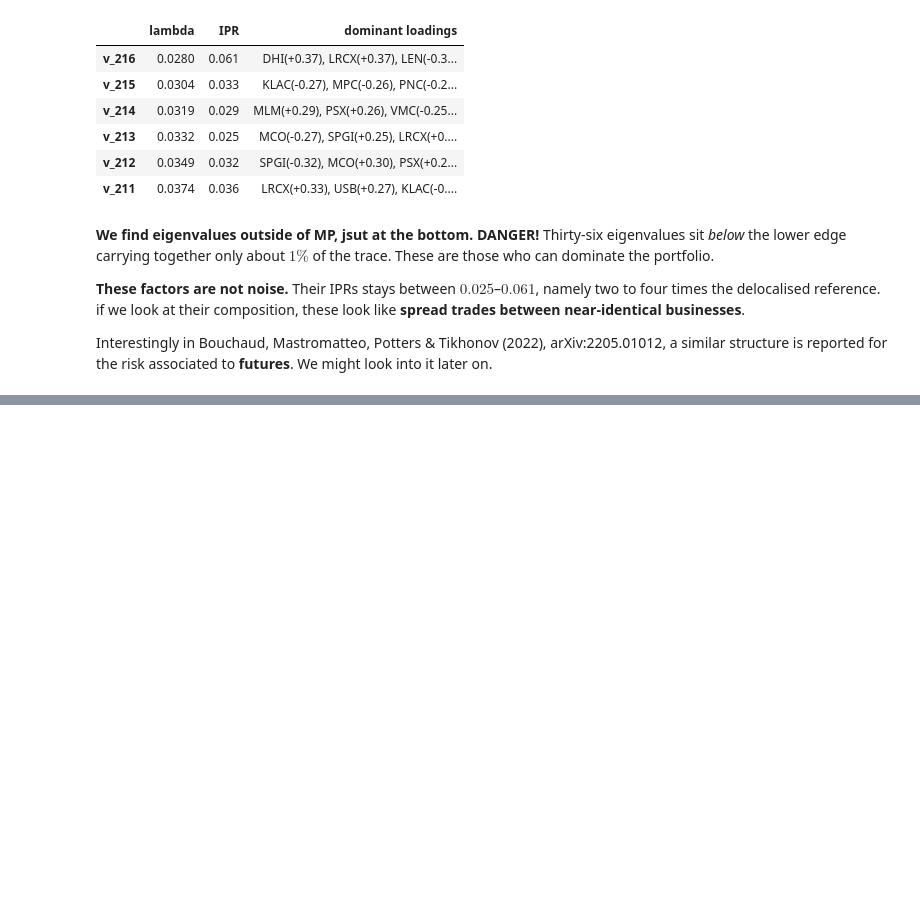
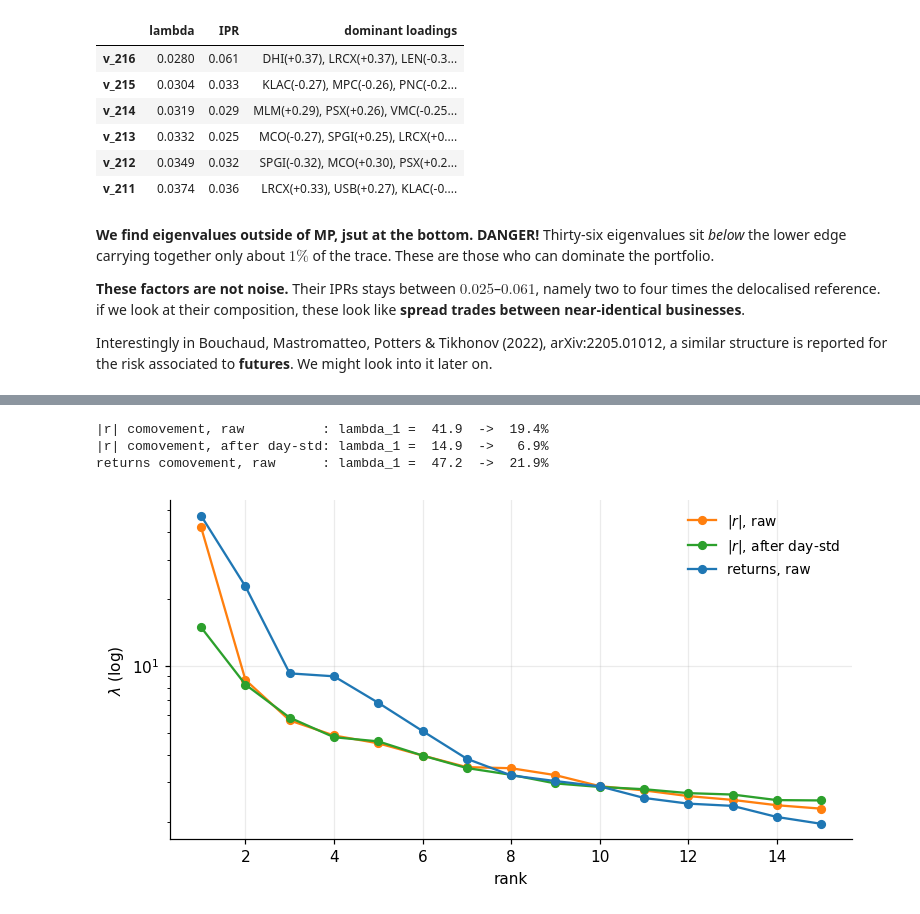
Before and after one commit to MarcoGaloppo/Quant-RMT-FatTails, a Jupyter notebook: narrative_rmt_market_data.ipynb, the cells around one changed output, grey strips where cells are left out. Drawn from its saved outputs; the diff is of its cells as text; code cells hidden in the pictures; blank space fills up the shorter version.

```diff
--- a/narrative_rmt_market_data.ipynb
+++ b/narrative_rmt_market_data.ipynb
@@ -661,0 +738,12 @@ Interestingly in Bouchaud, Mastromatteo, Potters & Tikhonov (2022), arXiv:2205.0
+# %%
+if px is not None:
+    lam_raw, U_raw = spec["raw"]
+    lam_ds, U_ds = spec["day-std (MAD)"]
+    ov = pd.DataFrame({
+        "|<v_k raw, v_k day-std>|": [round(abs(float(U_raw[:, k] @ U_ds[:, k])), 2)
+                                     for k in range(10)],
+        "lambda raw": np.round(lam_raw[:10], 2),
+        "lambda day-std": np.round(lam_ds[:10], 2),
+    }, index=[f"v_{k+1}" for k in range(10)])
+    print("1.00 = the common-volatility filter did not move the directions at all")
+    display(ov)
@@ -661,0 +773,22 @@ Interestingly in Bouchaud, Mastromatteo, Potters & Tikhonov (2022), arXiv:2205.0
+# %%
+if px is not None:
+    absX = np.abs(Xw)                                  # no smoothing, no kernel choice
+    absZ = np.abs(Xw / day_scale(Xw))
+    lam_a, _ = eigh_desc(sample_corr(absX, demean=True))
+    lam_b, _ = eigh_desc(sample_corr(absZ, demean=True))
+
+    fig, ax = plt.subplots(figsize=(8, 4))
+    ax.plot(np.arange(1, 16), lam_a[:15], "o-", color=C1, ms=5, label=r"$|r|$, raw")
+    ax.plot(np.arange(1, 16), lam_b[:15], "o-", color=C2, ms=5, label=r"$|r|$, after day-std")
+    ax.plot(np.arange(1, 16), lam_raw[:15], "o-", color=C0, ms=5, label="returns, raw")
+    ax.set_yscale("log"); ax.set_xlabel("rank"); ax.set_ylabel(r"$\lambda$ (log)")
+    ax.legend(fontsize=9)
+
+    print(f"|r| comovement, raw          : lambda_1 = {lam_a[0]:5.1f}  ->  {100*lam_a[0]/Nw:4.1f}%")
+    print(f"|r| comovement, after day-std: lambda_1 = {lam_b[0]:5.1f}  ->  {100*lam_b[0]/Nw:4.1f}%")
+    print(f"returns comovement, raw      : lambda_1 = {lam_raw[0]:5.1f}  ->  {100*lam_raw[0]/Nw:4.1f}%")
+# %% [output]
+|r| comovement, raw          : lambda_1 =  41.9  ->  19.4%
+|r| comovement, after day-std: lambda_1 =  14.9  ->   6.9%
+returns comovement, raw      : lambda_1 =  47.2  ->  21.9%
+[figure, added]
```
Also changed, not shown: parts of 12 cells of this notebook.
